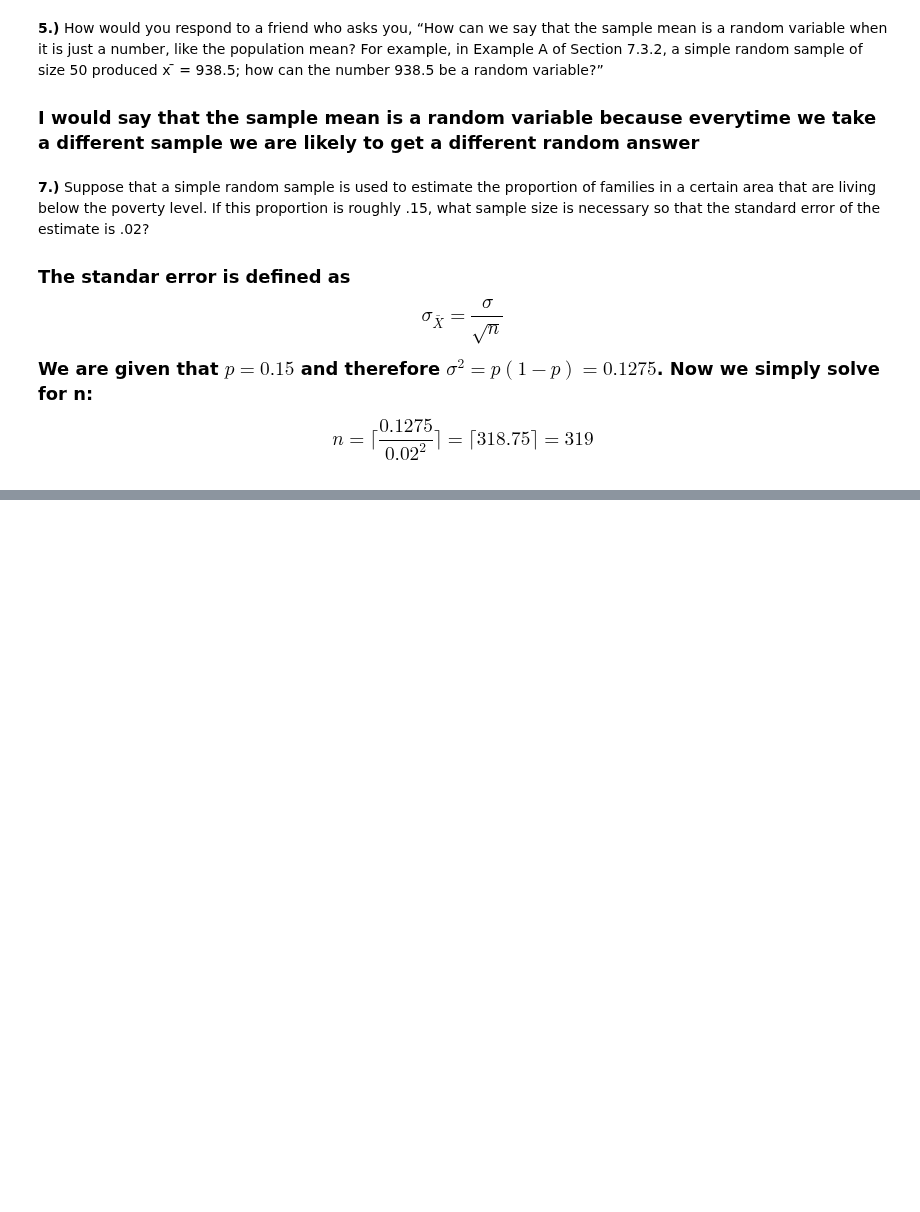
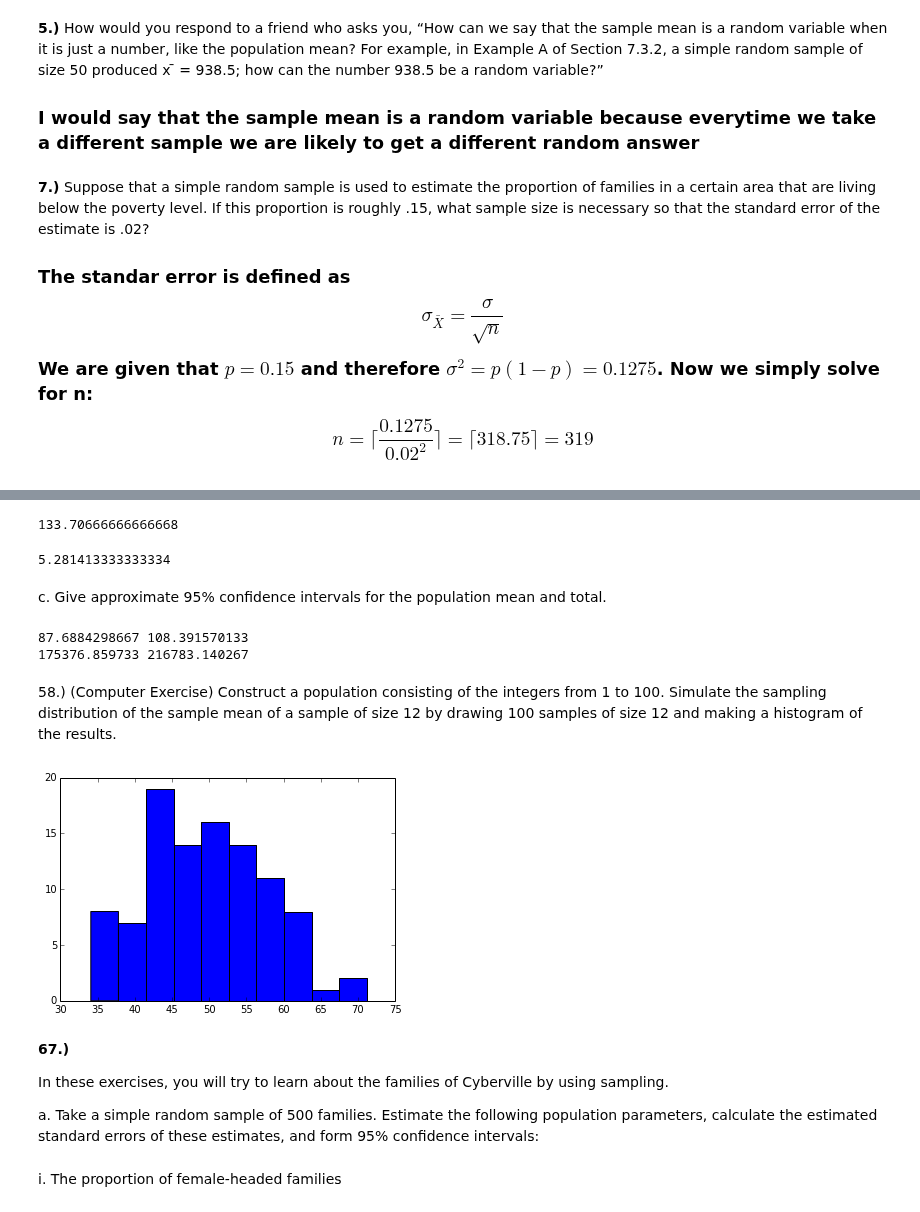
Before and after one commit to Chuphay/school, a Jupyter notebook: mStat1/HW 1.ipynb, the cells around one changed output, grey strips where cells are left out. Saved outputs shown, nothing was run; the diff lists cells and outputs as text; code cells hidden in the pictures; blank space fills up the shorter version.

```diff
--- a/mStat1/HW 1.ipynb
+++ b/mStat1/HW 1.ipynb
@@ -196,0 +169,37 @@ dence interval. Compare your results to the results of the simple random sample.
+# %%
+s2 = sum((x-mean(x))**2)/(24)
+s2
+# %% [output]
+133.70666666666668
+# %%
+varX = (s2/25)*(1 - 25/2000)
+varX
+# %% [output]
+5.281413333333334
+# %% [markdown]
+c. Give approximate 95% confidence intervals for the population mean and total.
+# %%
+print(mean(x) - 1.96*varX, mean(x) + 1.96*varX)
+print(2000*(mean(x) - 1.96*varX), 2000*(mean(x) + 1.96*varX))
+# %% [output]
+87.6884298667 108.391570133
+175376.859733 216783.140267
+# %% [markdown]
+58.) (Computer Exercise) Construct a population consisting of the integers from 1 to 100. Simulate the sampling distribution of the sample mean of a sample of size
+12 by drawing 100 samples of size 12 and making a histogram of the results.
+# %%
+pop = [i+1 for i in range(100)]
+means = []
+for i in range(100):
+    means.append(mean(np.random.choice(pop, 12, replace= False)))
+hist(means);
+# %% [output]
+[figure, added]
+# %% [markdown]
+<b>67.)</b>
+
+In these exercises, you will try to learn about the families of Cyberville by using
+sampling.
+
+a. Take a simple random sample of 500 families. Estimate the following population parameters, calculate the estimated standard errors of these estimates, and
+form 95% confidence intervals:
@@ -196,0 +214,2 @@ dence interval. Compare your results to the results of the simple random sample.
+# %% [markdown]
+i. The proportion of female-headed families
```
Also changed, not shown: parts of 43 cells of this notebook.
